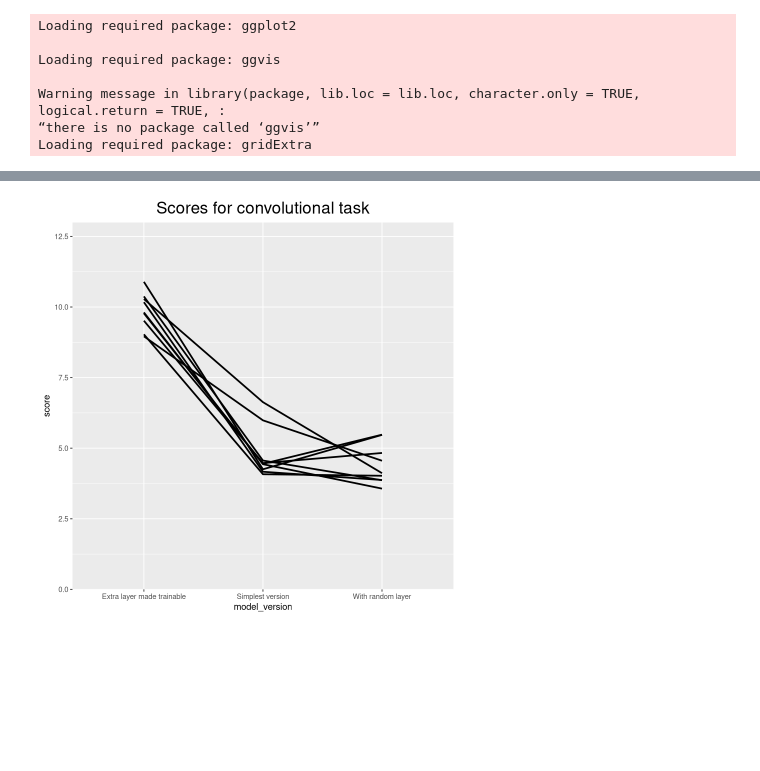
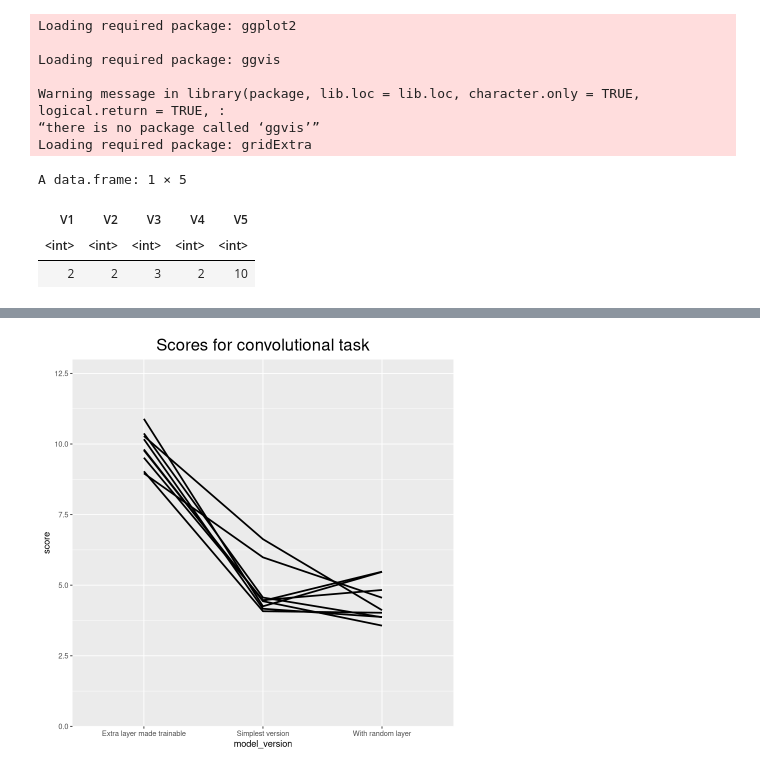
Before and after one commit to matejsladek/random_layers, a Jupyter notebook: code/plots/Spaghetti.ipynb, the cells around one changed output, grey strips where cells are left out. Cells and saved outputs as stored; diff of their text form; code cells hidden in the pictures; blank space fills up the shorter version.

```diff
--- a/code/plots/Spaghetti.ipynb
+++ b/code/plots/Spaghetti.ipynb
@@ -20,2 +22,10 @@ read_data <- read.csv("../experiments/census-income/output/result.np", sep = " "
+# %%
+dims = read.csv(text = format, header = F)
+dims
+# %% [output]
+A data.frame: 1 × 5
+| V1 | V2 | V3 | V4 | V5 |
+| <int> | <int> | <int> | <int> | <int> |
+| 2 | 2 | 3 | 2 | 10 |
 # %%
 data_matrix <- fake_data
```
Also changed, not shown: parts of 8 cells of this notebook.
